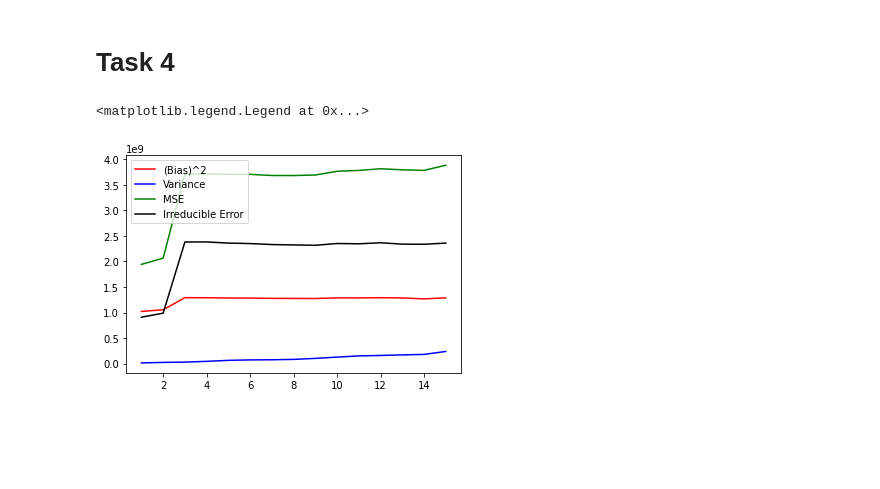
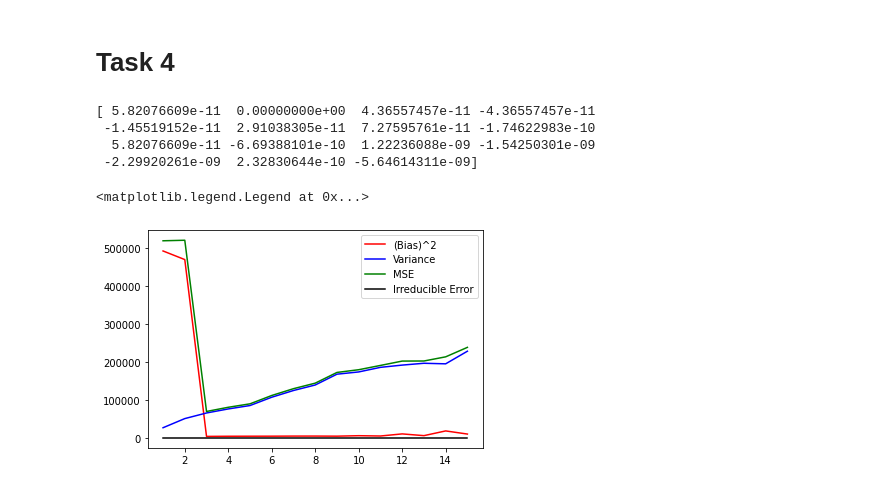
Before and after one commit to ShreyasRevankar/Polynomial-Regression, a Jupyter notebook: 1_assgn1/code.ipynb, the cells around one changed output. Cells and saved outputs as stored; diff of their text form; code cells hidden in the pictures; blank space fills up the shorter version.

```diff
--- a/1_assgn1/code.ipynb
+++ b/1_assgn1/code.ipynb
@@ -54,14 +54,14 @@ plt.scatter(my_data[:,0], my_data[:,1], s=1)
 # %% [markdown]
 #### Task 2.2.2 - Calculating Bias and Variance
 # %%
-def regression(x, y, degree):
-    poly = PolynomialFeatures(degree=degree)
-    x = [poly.fit_transform(x[i].reshape(-1, 1)) for i in range(len(x))]
-    x = np.array(x)
-    regs = [LinearRegression() for i in range(len(x))]
-    regs = [regs[i].fit(x[i], y[i]) for i in range(len(x))]
+# def regression(x, y, degree):
+#     poly = PolynomialFeatures(degree=degree)
+#     x = [poly.fit_transform(x[i].reshape(-1, 1)) for i in range(len(x))]
+#     x = np.array(x)
+#     regs = [LinearRegression() for i in range(len(x))]
+#     regs = [regs[i].fit(x[i], y[i]) for i in range(len(x))]
 
-    return [regs[i].predict(x[i]) for i in range(len(x))], [regs[i].coef_ for i in range(len(x))], [regs[i].intercept_ for i in range(len(x))], regs
+#     return [regs[i].predict(x[i]) for i in range(len(x))], [regs[i].coef_ for i in range(len(x))], [regs[i].intercept_ for i in range(len(x))], regs
 # %%
 def regression(x, y, degree):
     '''
@@ -86,10 +86,10 @@ def regression(x, y, degree):
     y_predicted = []
     regs = []
     for i in range(len(train_sets_X_poly)):
-        reg.fit(train_sets_X_poly[i], y[i])
-        y_predicted.append(reg.predict(train_sets_X_poly[i]))
-        coefs.append(reg.coef_)
-        intercepts.append(reg.intercept_)
+        regs[i].fit(train_sets_X_poly[i], y[i])
+        y_predicted.append(regs[i].predict(train_sets_X_poly[i]))
+        coefs.append(regs[i].coef_)
+        intercepts.append(regs[i].intercept_)
         regs.append(reg)
 
     return y_predicted, coefs, intercepts, regs
@@ -134,7 +134,7 @@ for deg in range(15):
     for i in range(16):
         bs = 0                                          # bias for set=i
         for j in range(len(test_sets_Y)):
-            bs += calc_poly(avg_coef, test_sets_X[j]) + avg_intercept - test_sets_Y[j]
+            bs += (calc_poly(avg_coef, test_sets_X[j]) + avg_intercept - test_sets_Y[j])**2
         deg_bias.append(bs/len(test_sets_Y))
     bias.append(deg_bias)
 
@@ -176,13 +176,18 @@ mse = np.array(mse)
 # %%
 avg_bias = np.mean(bias, axis=1)                     # average bias for each degree
 avg_variance = np.mean(variance, axis=1)             # average variance for each degree
 avg_mse = np.mean(mse, axis=1)                       # average mse for each degree
 
-plt.plot(range(1,16), avg_bias**2, color='red', label='(Bias)^2')
+plt.plot(range(1,16), avg_bias, color='red', label='(Bias)^2')
 plt.plot(range(1,16), avg_variance, color='blue', label='Variance')
 plt.plot(range(1,16), avg_mse, color='green', label='MSE')
-plt.plot(range(1,16), avg_mse - (avg_bias**2 + avg_variance), color='black', label='Irreducible Error')
+plt.plot(range(1,16), avg_mse - (avg_bias + avg_variance), color='black', label='Irreducible Error')
+print(avg_mse - (avg_bias + avg_variance))
 plt.legend()
 # %% [output]
-<matplotlib.legend.Legend at 0x...>
+[ 5.82076609e-11  0.00000000e+00  4.36557457e-11 -4.36557457e-11
+ -1.45519152e-11  2.91038305e-11  7.27595761e-11 -1.74622983e-10
+  5.82076609e-11 -6.69388101e-10  1.22236088e-09 -1.54250301e-09
+ -2.29920261e-09  2.32830644e-10 -5.64614311e-09]
+<matplotlib.legend.Legend at 0x...>
-[figure, old version]
+[figure, new version]
```
Also changed, not shown: parts of 1 cell of this notebook.
